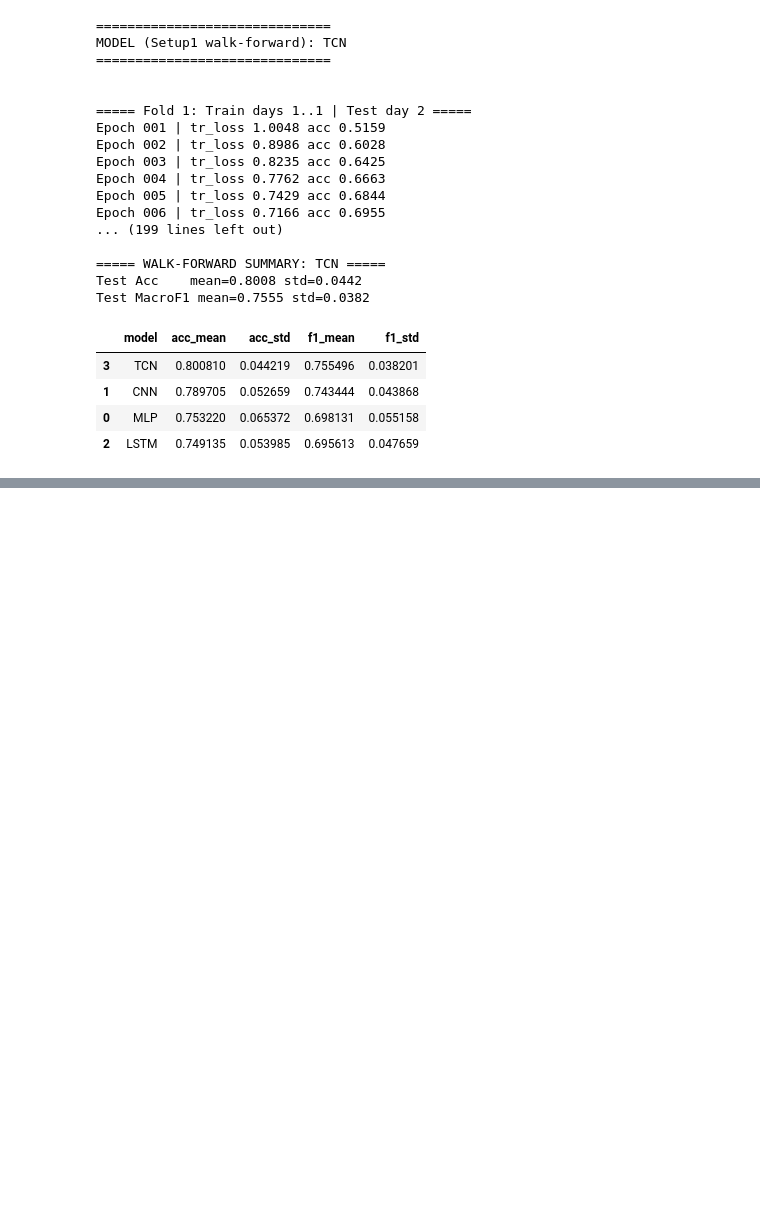
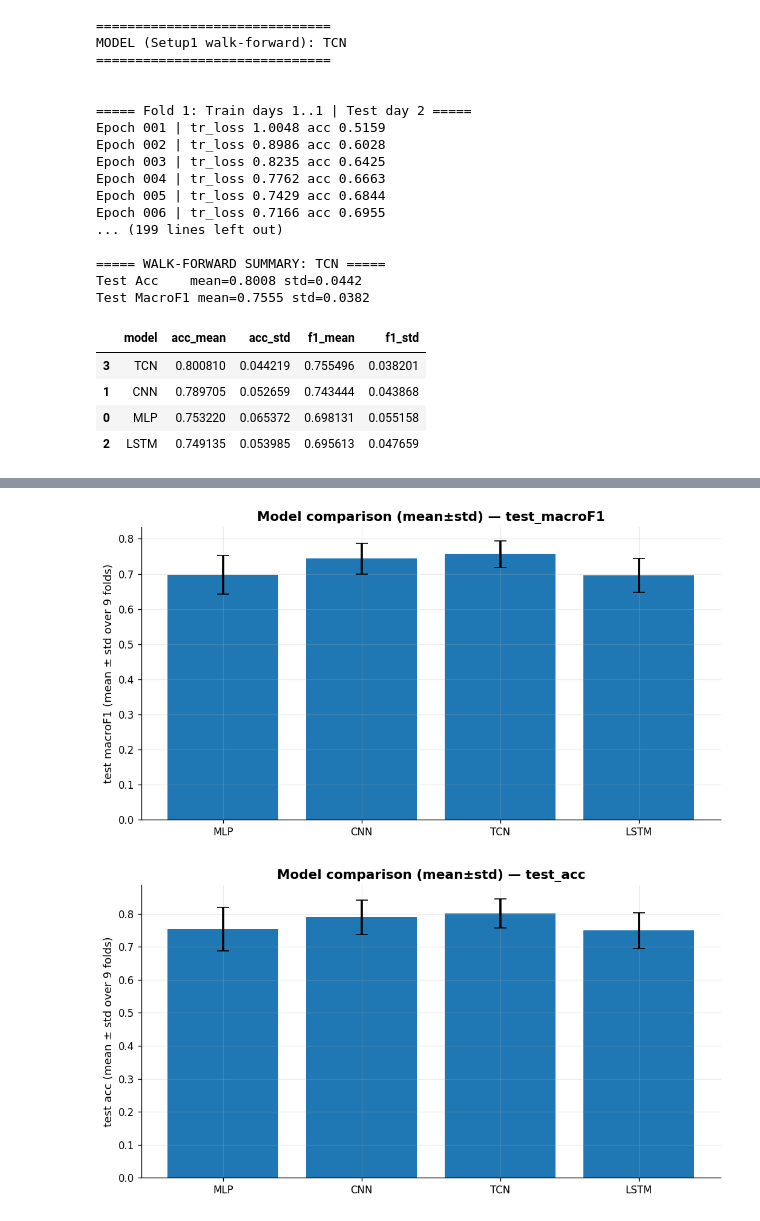
Before and after one commit to AliFazelniya/Limit-Order-Book, a Jupyter notebook: notebooks/tabl_train_test.ipynb, the cells around one changed output, grey strips where cells are left out. Drawn from its saved outputs; the diff is of its cells as text; code cells hidden in the pictures; blank space fills up the shorter version.

```diff
--- a/notebooks/tabl_train_test.ipynb
+++ b/notebooks/tabl_train_test.ipynb
@@ -489,0 +538,29 @@ summary_df
+# %%
+def bar_mean_std(results_dict, metric="test_macroF1", title=None):
+    names = list(results_dict.keys())
+    means = []
+    stds  = []
+    for name in names:
+        vals = np.array([r[metric] for r in results_dict[name]])
+        means.append(vals.mean())
+        stds.append(vals.std(ddof=0))
+
+    x = np.arange(len(names))
+    plt.figure(figsize=(8.8, 4.8))
+    plt.bar(x, means, yerr=stds, capsize=6)
+
+    plt.xticks(x, names, rotation=0)
+    plt.ylabel(f"{metric} (mean ± std over 9 folds)".replace("_", " "))
+
+    if title is None:
+        title = f"Model comparison (mean±std) — {metric}"
+    plt.title(title)
+
+    plt.tight_layout()
+    plt.show()
+
+bar_mean_std(results_dict, metric="test_macroF1")
+bar_mean_std(results_dict, metric="test_acc")
+# %% [output]
+[figure, added]
+[figure, added]
```
Also changed, not shown: parts of 7 cells of this notebook, 1 other file.
